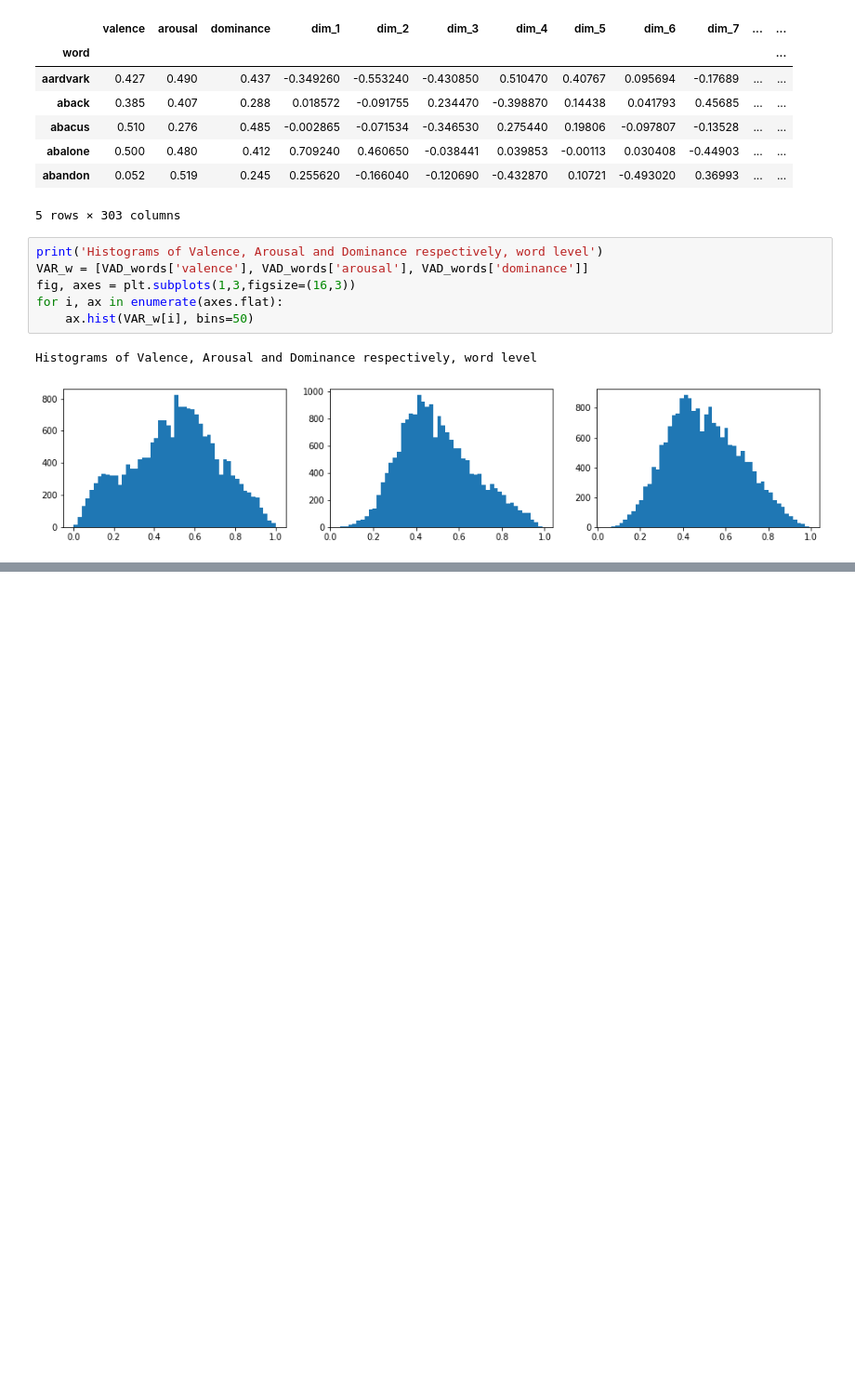
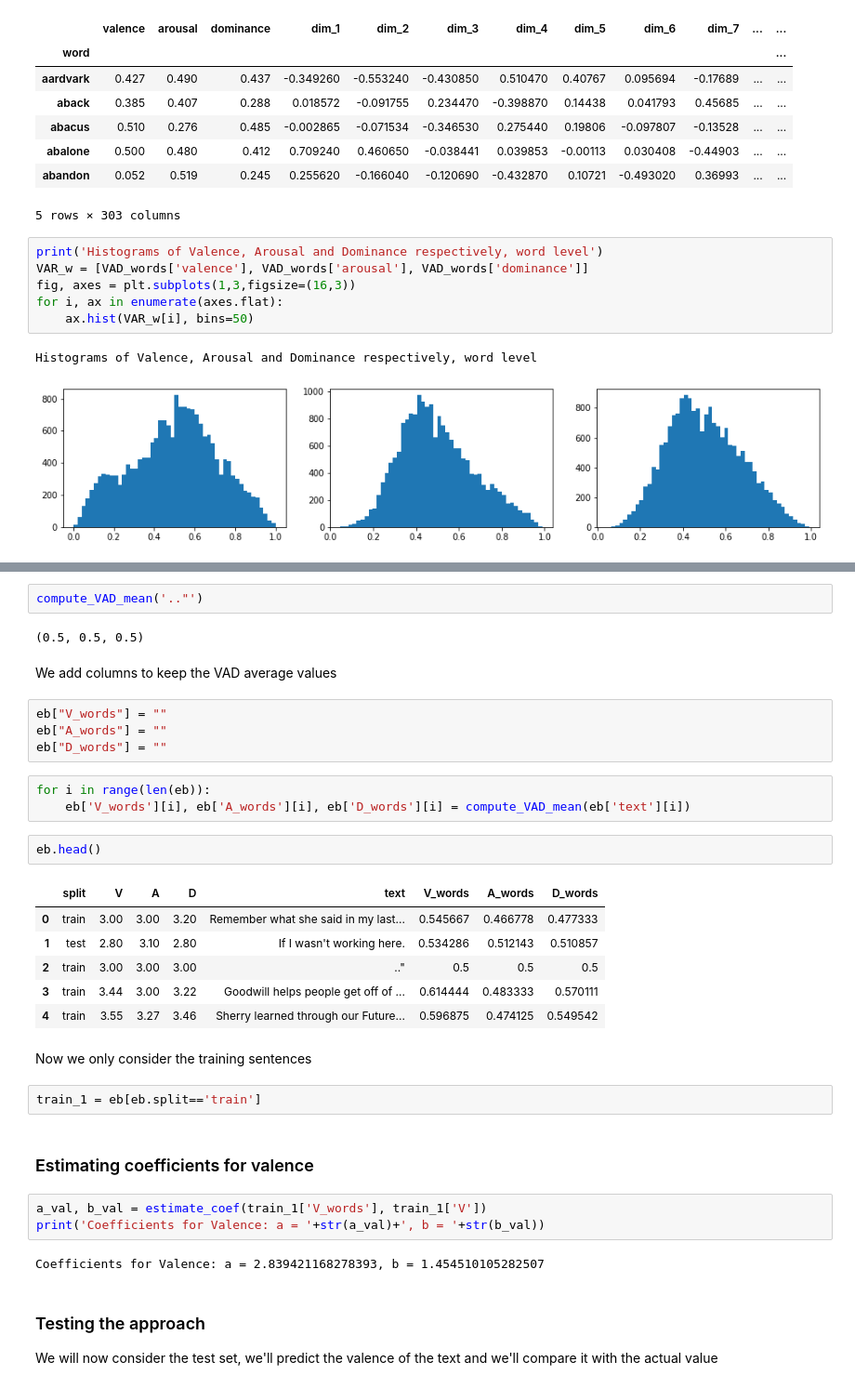
Before and after one commit to camilocarvajalreyes/BE-emotions-in-text, a Jupyter notebook: Sentiment_analysis_written_text.ipynb, the cells around one changed output, grey strips where cells are left out. Shown at 93% size. Drawn from its saved outputs; the diff is of its cells as text; blank space fills up the shorter version.

Commit message:
1st approach (VAD lexicon) completed

```diff
--- a/Bureau d'etudes.ipynb
+++ b/Sentiment_analysis_written_text.ipynb
@@ -72,0 +143,36 @@ Histograms of Valence, Arousal and Dominance respectively, word level
+# %%
+compute_VAD_mean('.."')
+# %% [output]
+(0.5, 0.5, 0.5)
+# %% [markdown]
+We add columns to keep the VAD average values
+# %%
+eb["V_words"] = ""
+eb["A_words"] = ""
+eb["D_words"] = ""
+# %%
+for i in range(len(eb)):
+    eb['V_words'][i], eb['A_words'][i], eb['D_words'][i] = compute_VAD_mean(eb['text'][i])
+# %%
+eb.head()
+# %% [output]
+|  | split | V | A | D | text | V_words | A_words | D_words |
+| 0 | train | 3.00 | 3.00 | 3.20 | Remember what she said in my last... | 0.545667 | 0.466778 | 0.477333 |
+| 1 | test | 2.80 | 3.10 | 2.80 | If I wasn't working here. | 0.534286 | 0.512143 | 0.510857 |
+| 2 | train | 3.00 | 3.00 | 3.00 | .." | 0.5 | 0.5 | 0.5 |
+| 3 | train | 3.44 | 3.00 | 3.22 | Goodwill helps people get off of ... | 0.614444 | 0.483333 | 0.570111 |
+| 4 | train | 3.55 | 3.27 | 3.46 | Sherry learned through our Future... | 0.596875 | 0.474125 | 0.549542 |
+# %% [markdown]
+Now we only consider the training sentences
+# %%
+train_1 = eb[eb.split=='train']
+# %% [markdown]
+### Estimating coefficients for valence
+# %%
+a_val, b_val = estimate_coef(train_1['V_words'], train_1['V'])
+print('Coefficients for Valence: a = '+str(a_val)+', b = '+str(b_val))
+# %% [output]
+Coefficients for Valence: a = 2.839421168278393, b = 1.454510105282507
+# %% [markdown]
+### Testing the approach
+We will now consider the test set, we'll predict the valence of the text and we'll compare it with the actual value
```
Also changed, not shown: parts of 16 cells of this notebook.
